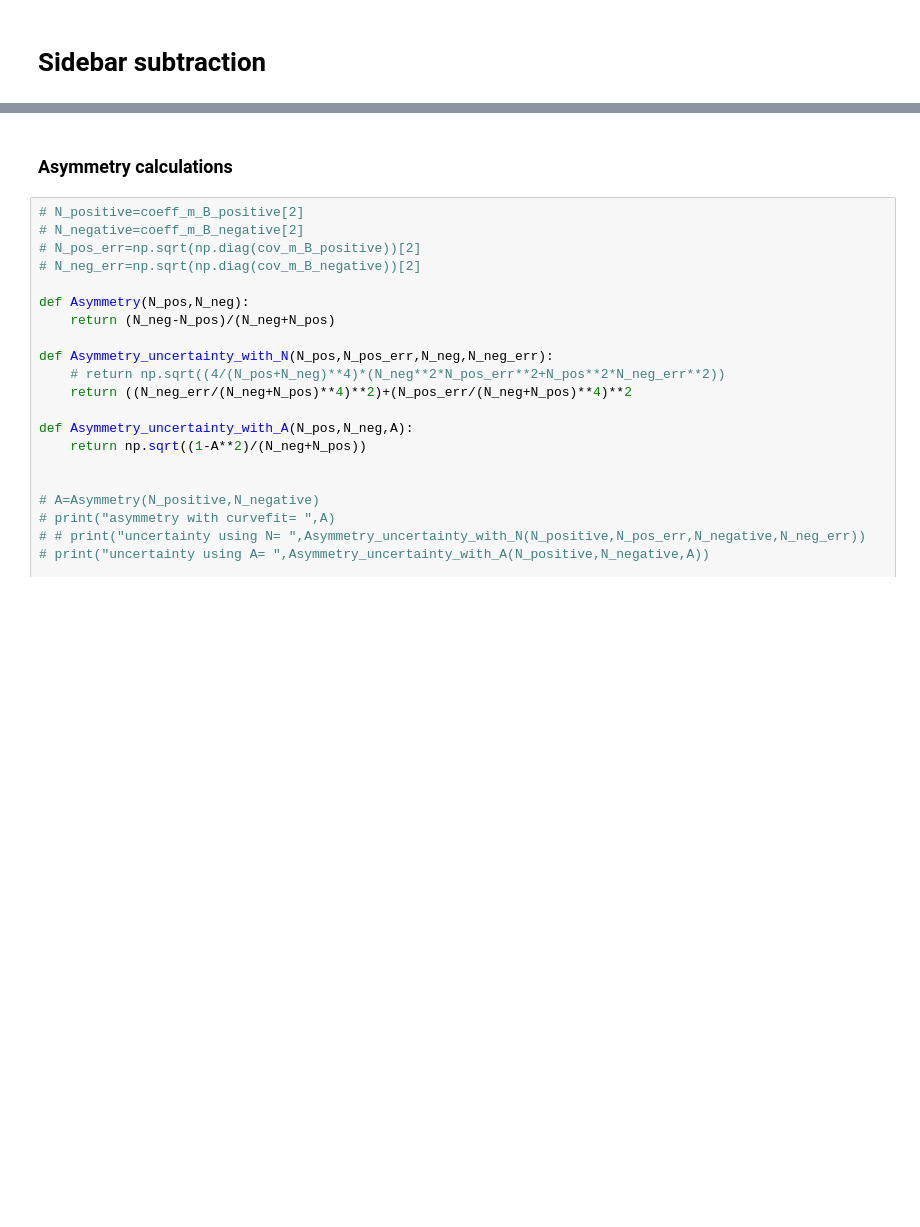
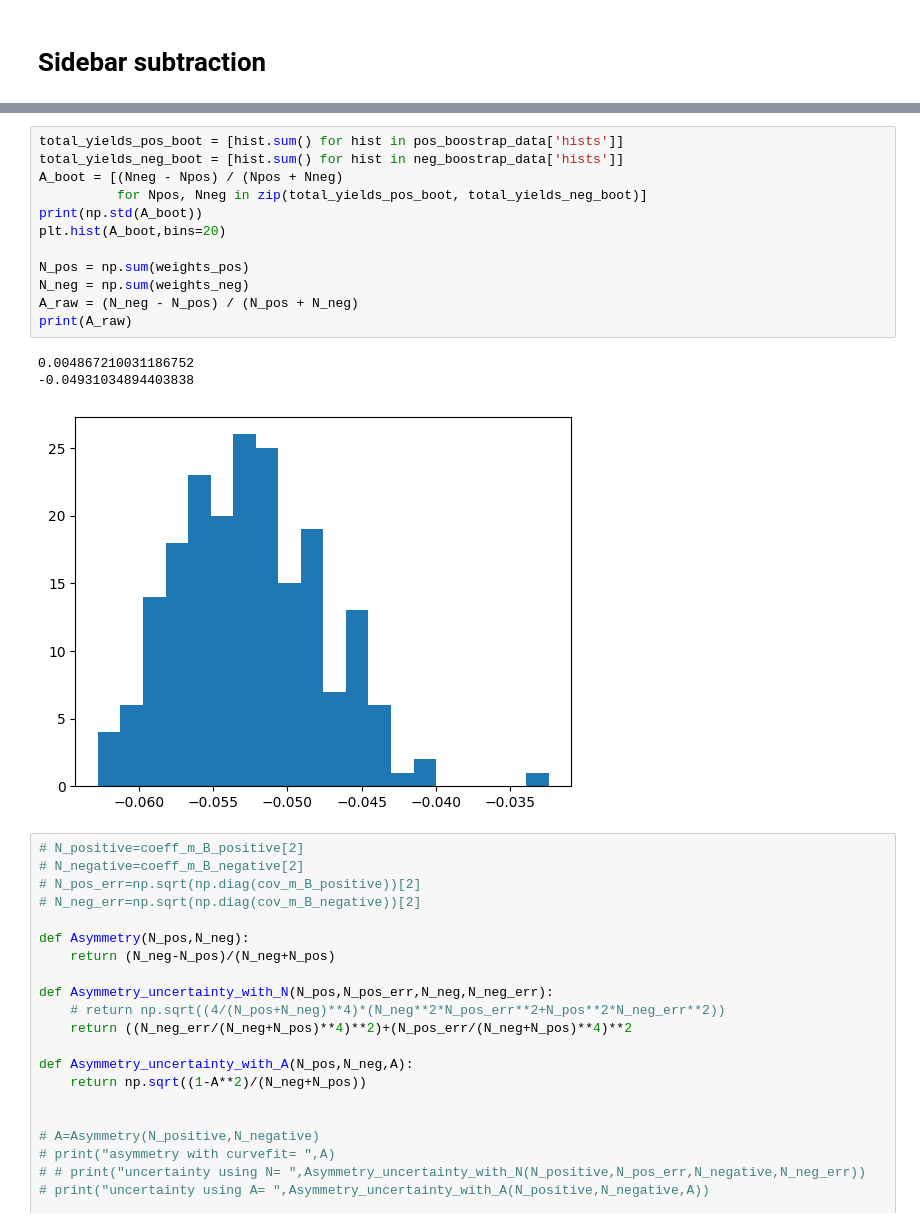
Before and after one commit to damianfrench/MatterAntimatterLab, a Jupyter notebook: Analysis_example.ipynb, the cells around one changed output, grey strips where cells are left out. Drawn from its saved outputs; the diff is of its cells as text; blank space fills up the shorter version.

```diff
--- a/Analysis_example.ipynb
+++ b/Analysis_example.ipynb
@@ -1547,8 +1674,22 @@ ax.hist(dalitz_plot_m_B,bins=int((max(dalitz_plot_m_B)-min(dalitz_plot_m_B))/20)
  <BarContainer object of 62 artists>)
 [figure]
 [figure]
-# %% [markdown]
-### Asymmetry calculations
+# %%
+total_yields_pos_boot = [hist.sum() for hist in pos_boostrap_data['hists']]
+total_yields_neg_boot = [hist.sum() for hist in neg_boostrap_data['hists']]
+A_boot = [(Nneg - Npos) / (Npos + Nneg)
+          for Npos, Nneg in zip(total_yields_pos_boot, total_yields_neg_boot)]
+print(np.std(A_boot))
+plt.hist(A_boot,bins=20)
+
+N_pos = np.sum(weights_pos)
+N_neg = np.sum(weights_neg)
+A_raw = (N_neg - N_pos) / (N_pos + N_neg)
+print(A_raw)
+# %% [output]
+0.004867210031186752
+-0.04931034894403838
+[figure, added]
 # %%
 # N_positive=coeff_m_B_positive[2]
 # N_negative=coeff_m_B_negative[2]
```
Also changed, not shown: parts of 6 cells of this notebook.
